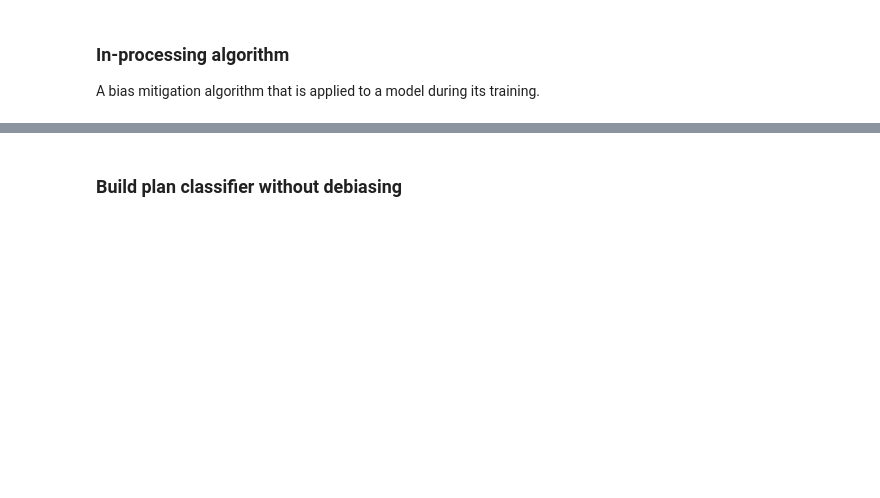
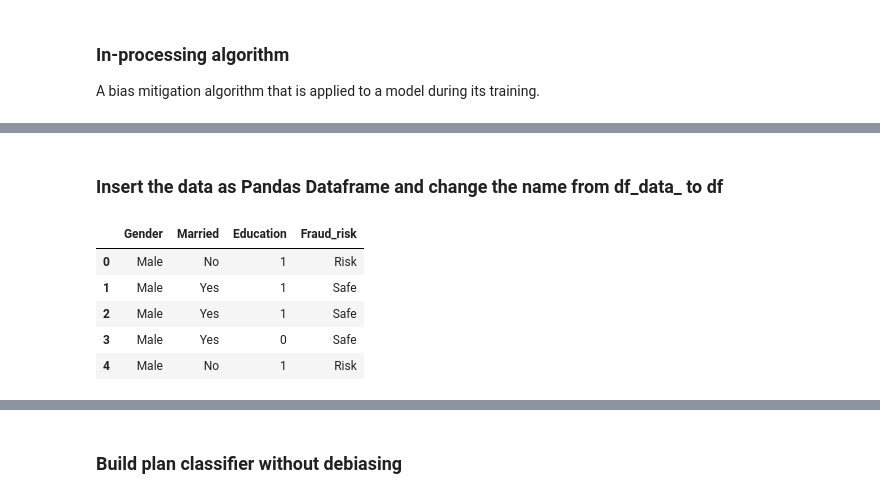
Before and after one commit to IBM/bias-mitigation-of-machine-learning-models-using-aif360, a Jupyter notebook: notebooks/In-processing.ipynb, the cells around one changed output, grey strips where cells are left out. Drawn from its saved outputs; the diff is of its cells as text; code cells hidden in the pictures; blank space fills up the shorter version.

```diff
--- a/notebooks/In-processing.ipynb
+++ b/notebooks/In-processing.ipynb
@@ -57,31 +98,37 @@ from sklearn.metrics import accuracy_score
 
 from IPython.display import Markdown, display
 import matplotlib.pyplot as plt
+# %% [markdown]
+### Insert the data as Pandas Dataframe and change the name from df_data_ to df
 # %%
-# This is where you import your DataFrame. Delete everything in this cell below this comment.
-# Import your data with "Find and add data" in the top right 0100 icon.
-# Select "Insert to code => pandas DataFrame" under the data you want to import.
 
 import types
 import pandas as pd
 from botocore.client import Config
 import ibm_boto3
 
 def __iter__(self): return 0
 
 # @hidden_cell
 # The following code accesses a file in your IBM Cloud Object Storage. It includes your credentials.
 # You might want to remove those credentials before you share the notebook.
-client_46fb316bd6aa42a880152b79a0bc6af1 = ibm_boto3.client(service_name='s3',
-    ibm_api_key_id='IBM_API_KEY_ID',
+client_943f0d0348cb4b5fb50f9c338e8d8cc1 = ibm_boto3.client(service_name='s3',
+    ibm_api_key_id='mecmxiDlkkNBAx_xwFoWofXDFgfjwrYliwcdLryqmvu7',
     ibm_auth_endpoint="https://iam.cloud.ibm.com/oidc/token",
     config=Config(signature_version='oauth'),
     endpoint_url='https://s3-api.us-geo.objectstorage.service.networklayer.com')
 
-body = client_46fb316bd6aa42a880152b79a0bc6af1.get_object(Bucket='aifairness360-donotdelete-pr-jf2oqgkybwubjd',Key='fraud_data.csv')['Body']
+body = client_943f0d0348cb4b5fb50f9c338e8d8cc1.get_object(Bucket='ai360series-donotdelete-pr-1zay1c1uizeatc',Key='fraud_data.csv')['Body']
 # add missing __iter__ method, so pandas accepts body as file-like object
 if not hasattr(body, "__iter__"): body.__iter__ = types.MethodType( __iter__, body )
 
-df_data_1 = pd.read_csv(body)
-df_data_1.head()
+df = pd.read_csv(body)
+df.head()
+# %% [output]
+|  | Gender | Married | Education | Fraud_risk |
+| 0 | Male | No | 1 | Risk |
+| 1 | Male | Yes | 1 | Safe |
+| 2 | Male | Yes | 1 | Safe |
+| 3 | Male | Yes | 0 | Safe |
+| 4 | Male | No | 1 | Risk |
 # %%
```
Also changed, not shown: parts of 19 cells of this notebook, 2 other files.
